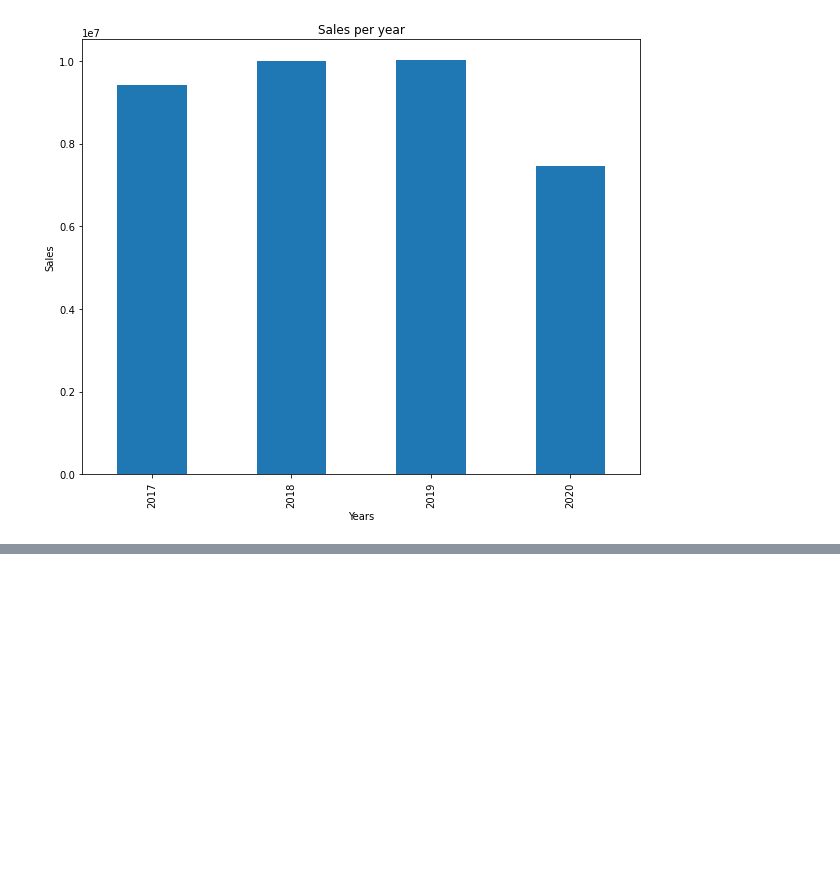
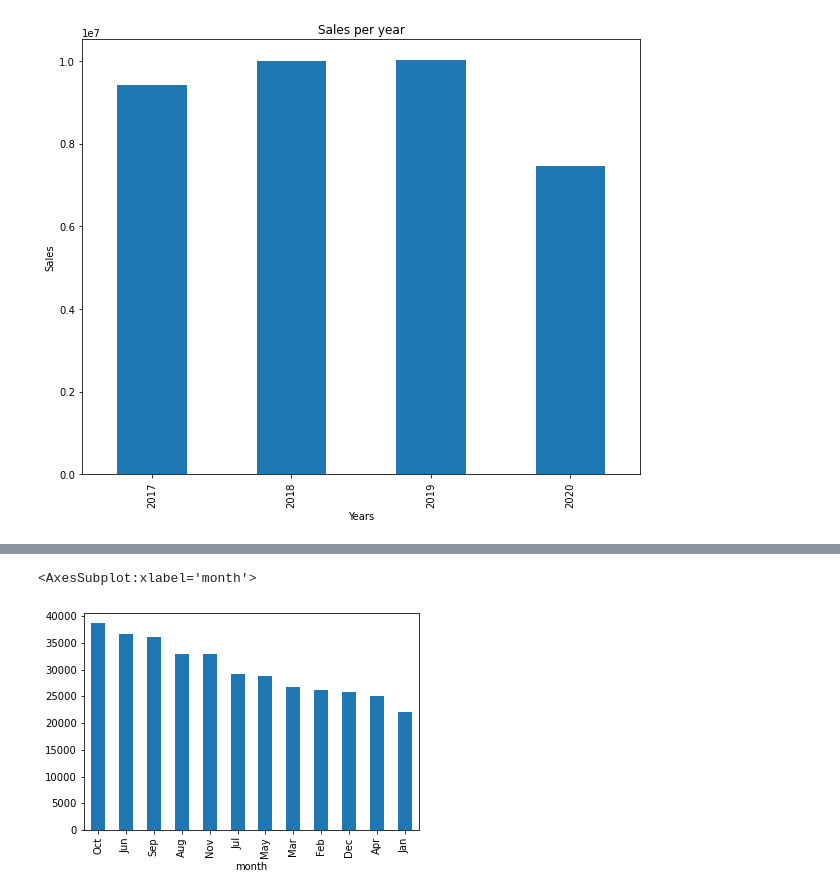
Before and after one commit to felix-n12/Retail-Forecasting, a Jupyter notebook: retail_forecasting.ipynb, the cells around one changed output, grey strips where cells are left out. Cells and saved outputs as stored; diff of their text form; code cells hidden in the pictures; blank space fills up the shorter version.

```diff
--- a/retail_forecasting.ipynb
+++ b/retail_forecasting.ipynb
@@ -455,0 +472,7 @@ ValueError: Could not interpret input 'year'
+# %%
+#calculating the average sales per month
+df_month=df.groupby('month')['Sales'].mean().sort_values(ascending=False)
+df_month.plot(kind='bar')
+# %% [output]
+<AxesSubplot:xlabel='month'>
+[figure, added]
```
Also changed, not shown: parts of 32 cells of this notebook.
